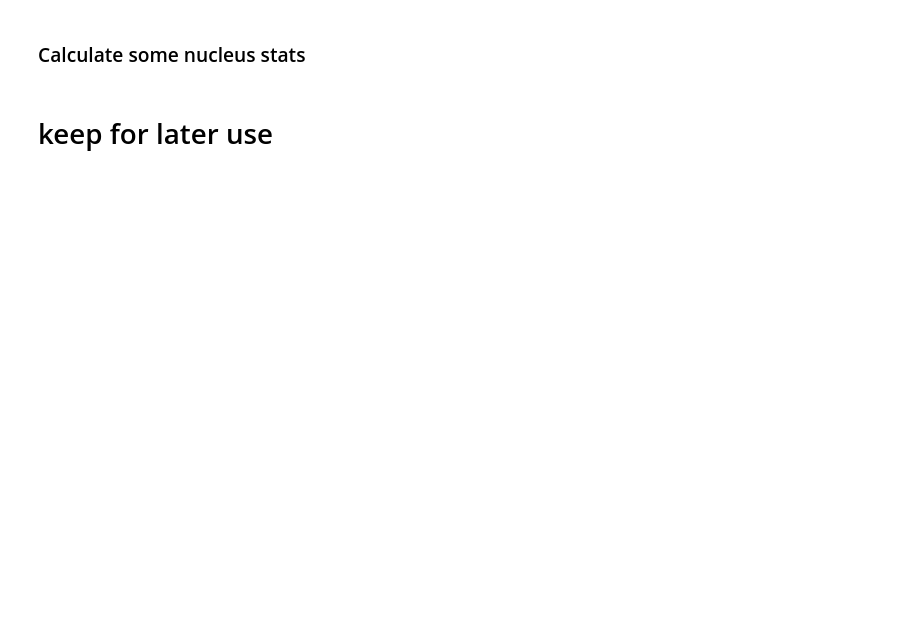
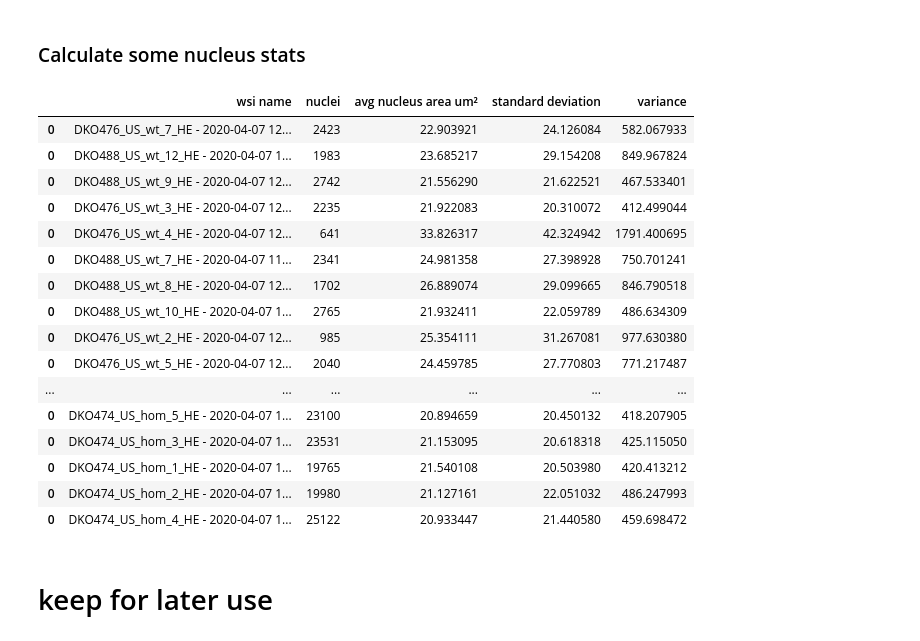
Before and after one commit to ChristophNeuner/nuclei_detection, a Jupyter notebook: nuclei_detection.ipynb, the cells around one changed output. Saved outputs shown, nothing was run; the diff lists cells and outputs as text; code cells hidden in the pictures; blank space fills up the shorter version.

```diff
--- a/nuclei_detection.ipynb
+++ b/nuclei_detection.ipynb
@@ -1949,7 +1944,7 @@ class WsiList:
     def free_memory(self):
         del self.combined_nucleus_area
         del self.nuclei_areas_numpy
-        del self.average_nucleus_area
+        #del self.average_nucleus_area
         del self.standard_deviation_nucleus_area
         del self.variance_nucleus_area
 
@@ -1963,7 +1958,7 @@ class WsiList:
         """
         res = None
         for w in self.wsi_list:
-            if res == None:
+            if res is None:
                 res = w.get_masks()
             else:
                 res = torch.cat([res, w.get_masks()])
@@ -1973,7 +1968,7 @@ class WsiList:
         return sum([wsi.get_number_of_predicted_instances() for wsi in self.wsi_list])
 
     def get_combined_nucleus_area(self):
-        if self.combined_nucleus_area == None:
+        if self.combined_nucleus_area is None:
             self.combined_nucleus_area = sum([wsi.get_combined_nucleus_area() for wsi in self.wsi_list])
         return self.combined_nucleus_area
 
@@ -1985,11 +1980,11 @@ class WsiList:
         returns numpy array of shape (number_of_nuclei, nucleus_area_um²)
         different zoom levels of the wsis get taken into account
         """
-        if self.nuclei_areas_numpy == None:
+        if self.nuclei_areas_numpy is None:
             nuclei_areas = None
             for w in self.wsi_list:
                 nas_w = np.array(w.get_masks()).sum(axis=(1,2))*w.get_conversion_factor()**2
-                if nuclei_areas == None:
+                if nuclei_areas is None:
                     nuclei_areas = nas_w
                 else:
                     nuclei_areas = np.concatenate((nuclei_areas, nas_w))
@@ -1997,7 +1992,7 @@ class WsiList:
         return self.nuclei_areas_numpy
 
     def get_nucleus_area_variance(self)->float:
-        if self.variance_nucleus_area == None:
+        if self.variance_nucleus_area is None:
             self.variance_nucleus_area = self.get_nuclei_areas().var()
         return self.variance_nucleus_area
 
@@ -2056 +2088,21 @@ fastai.core.parallel(func=create_df_nuclei_stats_muscles_single_wsis,
+# %%
+df_nuclei_stats_muscles_single_wsis
+# %% [output]
+|  | wsi name | nuclei | avg nucleus area um² | standard deviation | variance |
+| 0 | DKO476_US_wt_7_HE - 2020-04-07 12... | 2423 | 22.903921 | 24.126084 | 582.067933 |
+| 0 | DKO488_US_wt_12_HE - 2020-04-07 1... | 1983 | 23.685217 | 29.154208 | 849.967824 |
+| 0 | DKO488_US_wt_9_HE - 2020-04-07 12... | 2742 | 21.556290 | 21.622521 | 467.533401 |
+| 0 | DKO476_US_wt_3_HE - 2020-04-07 12... | 2235 | 21.922083 | 20.310072 | 412.499044 |
+| 0 | DKO476_US_wt_4_HE - 2020-04-07 12... | 641 | 33.826317 | 42.324942 | 1791.400695 |
+| 0 | DKO488_US_wt_7_HE - 2020-04-07 11... | 2341 | 24.981358 | 27.398928 | 750.701241 |
+| 0 | DKO488_US_wt_8_HE - 2020-04-07 12... | 1702 | 26.889074 | 29.099665 | 846.790518 |
+| 0 | DKO488_US_wt_10_HE - 2020-04-07 1... | 2765 | 21.932411 | 22.059789 | 486.634309 |
+| 0 | DKO476_US_wt_2_HE - 2020-04-07 12... | 985 | 25.354111 | 31.267081 | 977.630380 |
+| 0 | DKO476_US_wt_5_HE - 2020-04-07 12... | 2040 | 24.459785 | 27.770803 | 771.217487 |
+| ... | ... | ... | ... | ... | ... |
+| 0 | DKO474_US_hom_5_HE - 2020-04-07 1... | 23100 | 20.894659 | 20.450132 | 418.207905 |
+| 0 | DKO474_US_hom_3_HE - 2020-04-07 1... | 23531 | 21.153095 | 20.618318 | 425.115050 |
+| 0 | DKO474_US_hom_1_HE - 2020-04-07 1... | 19765 | 21.540108 | 20.503980 | 420.413212 |
+| 0 | DKO474_US_hom_2_HE - 2020-04-07 1... | 19980 | 21.127161 | 22.051032 | 486.247993 |
+| 0 | DKO474_US_hom_4_HE - 2020-04-07 1... | 25122 | 20.933447 | 21.440580 | 459.698472 |
 # %%
```
Also changed, not shown: parts of 6 cells of this notebook.
